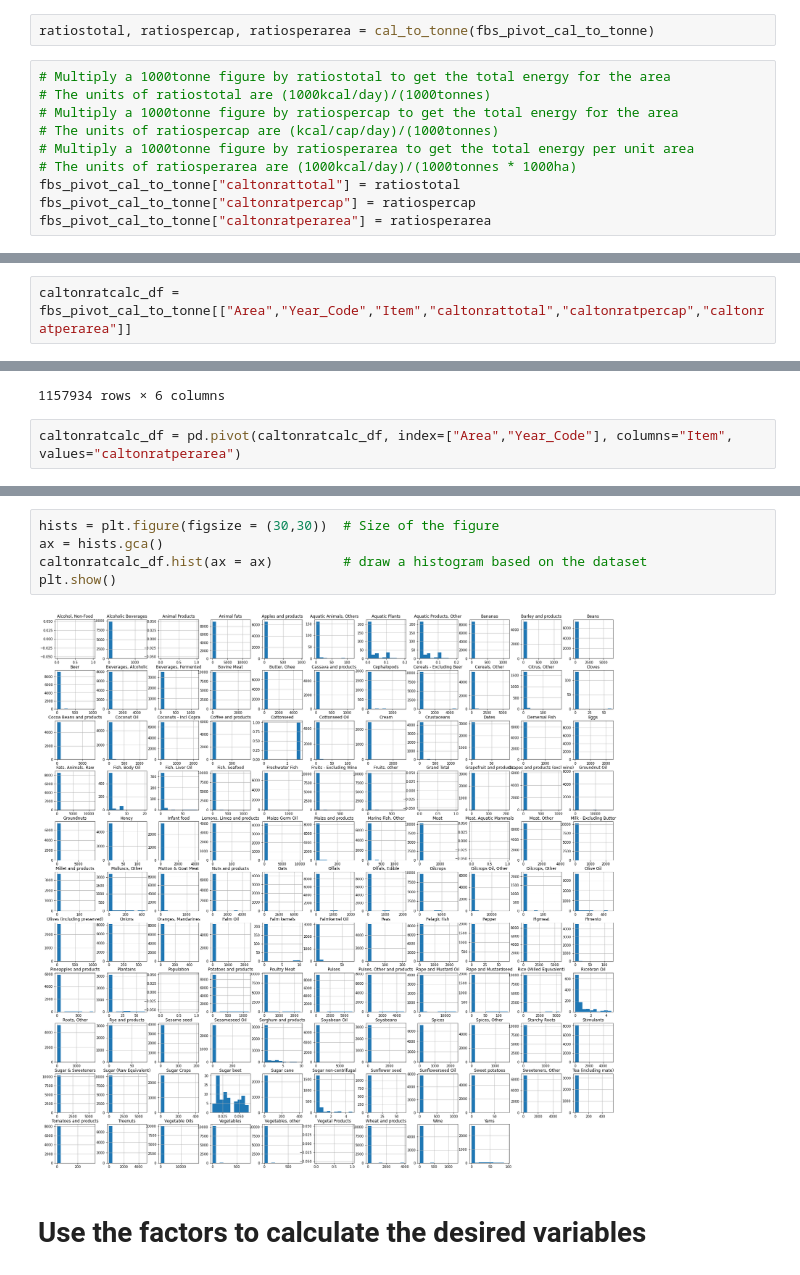
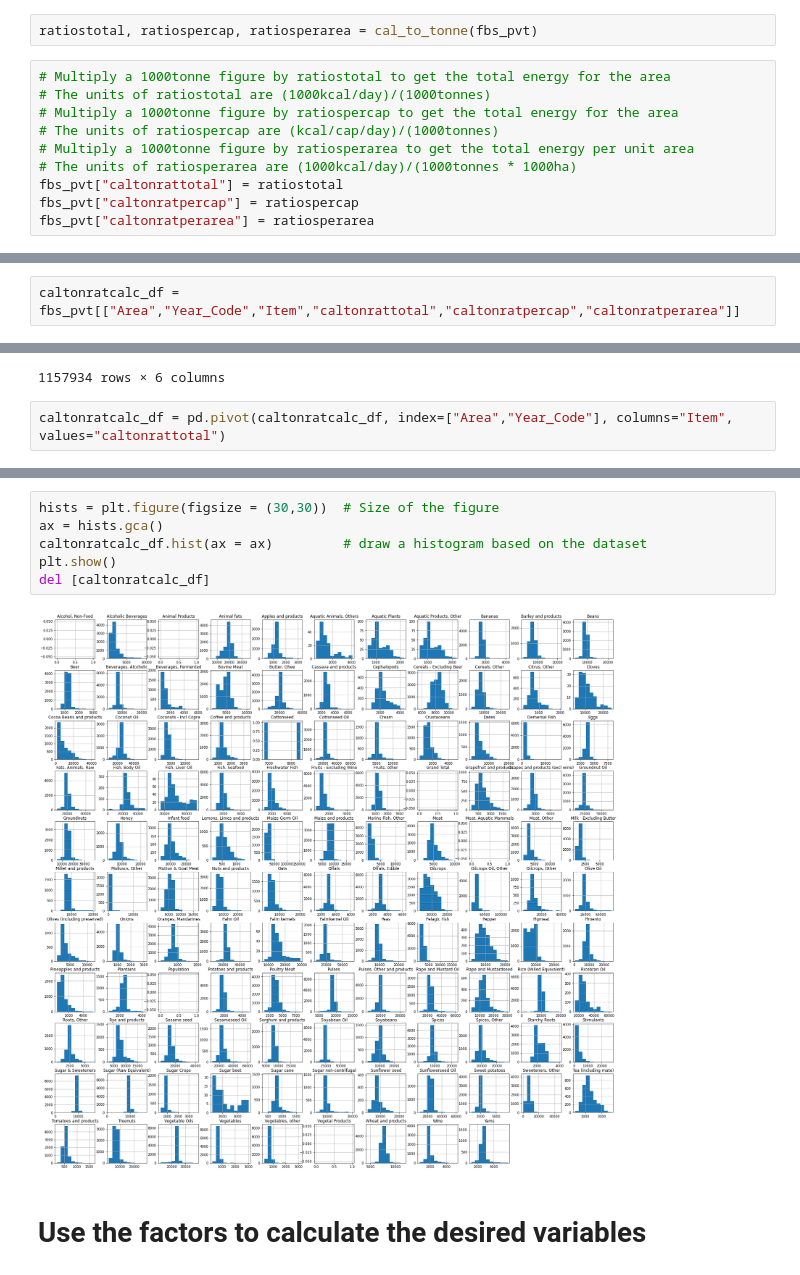
Before and after one commit to Michael-Suttle/assignment_2, a Jupyter notebook: Part_01.ipynb, the cells around one changed output, grey strips where cells are left out. Drawn from its saved outputs; the diff is of its cells as text.

```diff
--- a/Part_01.ipynb
+++ b/Part_01.ipynb
@@ -305,7 +312,7 @@ def cal_to_tonne(df):
             ratiosperarea.append(np.nan)
     return ratiostotal, ratiospercap, ratiosperarea
 # %%
-ratiostotal, ratiospercap, ratiosperarea = cal_to_tonne(fbs_pivot_cal_to_tonne)
+ratiostotal, ratiospercap, ratiosperarea = cal_to_tonne(fbs_pvt)
 # %%
 # Multiply a 1000tonne figure by ratiostotal to get the total energy for the area
 # The units of ratiostotal are (1000kcal/day)/(1000tonnes)
@@ -313,13 +320,13 @@ ratiostotal, ratiospercap, ratiosperarea = cal_to_tonne(fbs_pivot_cal_to_tonne)
 # The units of ratiospercap are (kcal/cap/day)/(1000tonnes)
 # Multiply a 1000tonne figure by ratiosperarea to get the total energy per unit area
 # The units of ratiosperarea are (1000kcal/day)/(1000tonnes * 1000ha)
-fbs_pivot_cal_to_tonne["caltonrattotal"] = ratiostotal
-fbs_pivot_cal_to_tonne["caltonratpercap"] = ratiospercap
-fbs_pivot_cal_to_tonne["caltonratperarea"] = ratiosperarea
+fbs_pvt["caltonrattotal"] = ratiostotal
+fbs_pvt["caltonratpercap"] = ratiospercap
+fbs_pvt["caltonratperarea"] = ratiosperarea
 # %% [markdown]
 # Investigating the distributions of these factors
 # %%
-caltonratcalc_df = fbs_pivot_cal_to_tonne[["Area","Year_Code","Item","caltonrattotal","caltonratpercap","caltonratperarea"]]
+caltonratcalc_df = fbs_pvt[["Area","Year_Code","Item","caltonrattotal","caltonratpercap","caltonratperarea"]]
 # %%
 caltonratcalc_df
 # %% [output]
@@ -337,7 +344,7 @@ caltonratcalc_df
 | 1157933 | Zimbabwe | 2013 | Wine | 3537.500000 | 0.250000 | 0.091444 |
 1157934 rows × 6 columns
 # %%
-caltonratcalc_df = pd.pivot(caltonratcalc_df, index=["Area","Year_Code"], columns="Item", values="caltonratperarea")
+caltonratcalc_df = pd.pivot(caltonratcalc_df, index=["Area","Year_Code"], columns="Item", values="caltonrattotal")
 # %%
 caltonratcalc_df
 # %% [output]
@@ -379,10 +386,11 @@ max           3921.125000  1257.000000    97.435897
 # %%
 hists = plt.figure(figsize = (30,30))  # Size of the figure
 ax = hists.gca()
 caltonratcalc_df.hist(ax = ax)         # draw a histogram based on the dataset
 plt.show()
+del [caltonratcalc_df]
 # %% [output]
-[figure, old version]
+[figure, new version]
 # %% [markdown]
 # Use the factors to calculate the desired variables
 # %%
```
Also changed, not shown: parts of 175 cells of this notebook.
